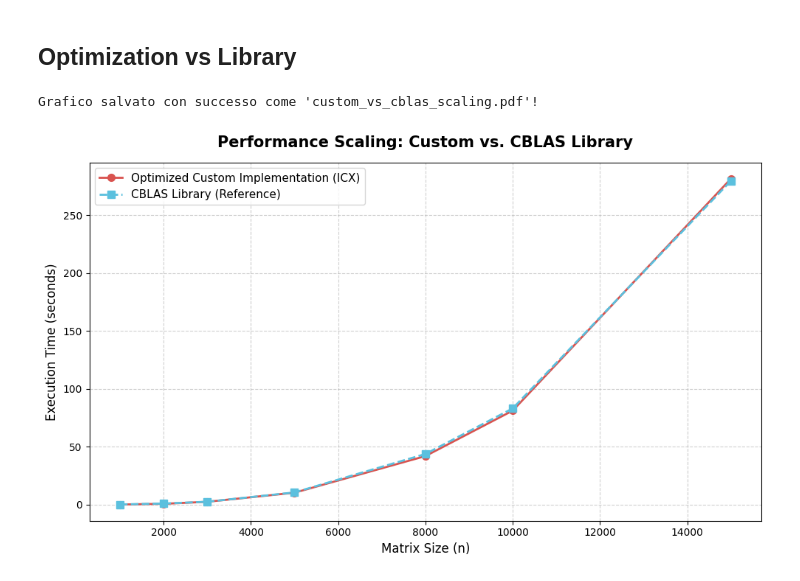
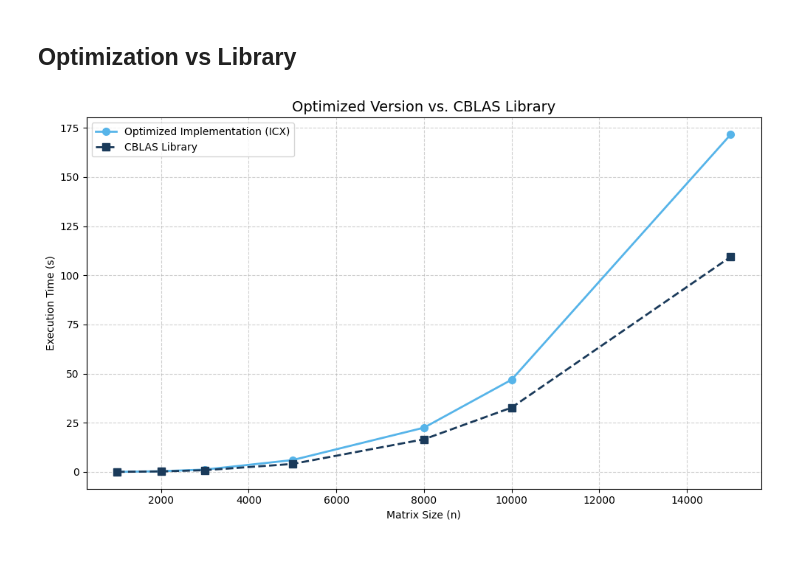
Before and after one commit to marcellino-pane-e-vino/HPC_lab, a Jupyter notebook: Charts.ipynb, the cells around one changed output. Cells and saved outputs as stored; diff of their text form; code cells hidden in the pictures.

```diff
--- a/Charts.ipynb
+++ b/Charts.ipynb
@@ -164,35 +154,33 @@ cblas_times = [0.16, 0.90, 2.47, 10.52, 43.73, 83.10, 279.68]
+# %%
+# Data
+n_sizes = [1000, 2000, 3000, 5000, 8000, 10000, 15000]
+custom_times = [0.04, 0.36, 1.20, 6.02, 22.51, 46.91, 171.66]
+cblas_times = [0.03, 0.26, 0.88, 4.06, 16.60, 32.73, 109.43]
 # %%
 # 2. CREAZIONE DEL GRAFICO
 plt.figure(figsize=(10, 6))
 
 # Linea per il codice Custom
-plt.plot(n_sizes, custom_times, marker='o', linestyle='-', color='#d9534f',
-         linewidth=2, markersize=7, label='Optimized Custom Implementation (ICX)')
+plt.plot(n_sizes, custom_times, marker='o', linestyle='-', color='#56b4e9',
+         linewidth=2, markersize=7, label='Optimized Implementation (ICX)')
 
 # Linea per CBLAS
-plt.plot(n_sizes, cblas_times, marker='s', linestyle='--', color='#5bc0de',
-         linewidth=2, markersize=7, label='CBLAS Library (Reference)')
+plt.plot(n_sizes, cblas_times, marker='s', linestyle='--', color='#1a3a5a',
+         linewidth=2, markersize=7, label='CBLAS Library')
 
 # 3. CONFIGURAZIONE ASSI E STILE
-plt.title('Performance Scaling: Custom vs. CBLAS Library', fontsize=15, fontweight='bold', pad=15)
-plt.xlabel('Matrix Size (n)', fontsize=12)
-plt.ylabel('Execution Time (seconds)', fontsize=12)
+plt.title('Optimized Version vs. CBLAS Library', fontsize=14)
+plt.xlabel('Matrix Size (n)', fontsize=10)
+plt.ylabel('Execution Time (s)', fontsize=10)
 
 # Griglia per facilitare la lettura
 plt.grid(True, linestyle='--', alpha=0.6)
 
 # Legenda
-plt.legend(fontsize=11, loc='upper left')
-
-# Opzionale: Scala logaritmica (molto utile per vedere bene i valori piccoli a n=1000)
-# Se il professore è molto tecnico, attiva queste due righe:
-# plt.xscale('log')
-# plt.yscale('log')
+plt.legend(fontsize=10, loc='upper left')
 
 # 4. SALVATAGGIO IN PDF VETTORIALE
 plt.tight_layout()
 plt.savefig('custom_vs_cblas_scaling.pdf', format='pdf', bbox_inches='tight')
-print("Grafico salvato con successo come 'custom_vs_cblas_scaling.pdf'!")
 # %% [output]
-Grafico salvato con successo come 'custom_vs_cblas_scaling.pdf'!
-[figure, old version]
+[figure, new version]
```
Also changed, not shown: parts of 5 cells of this notebook.
